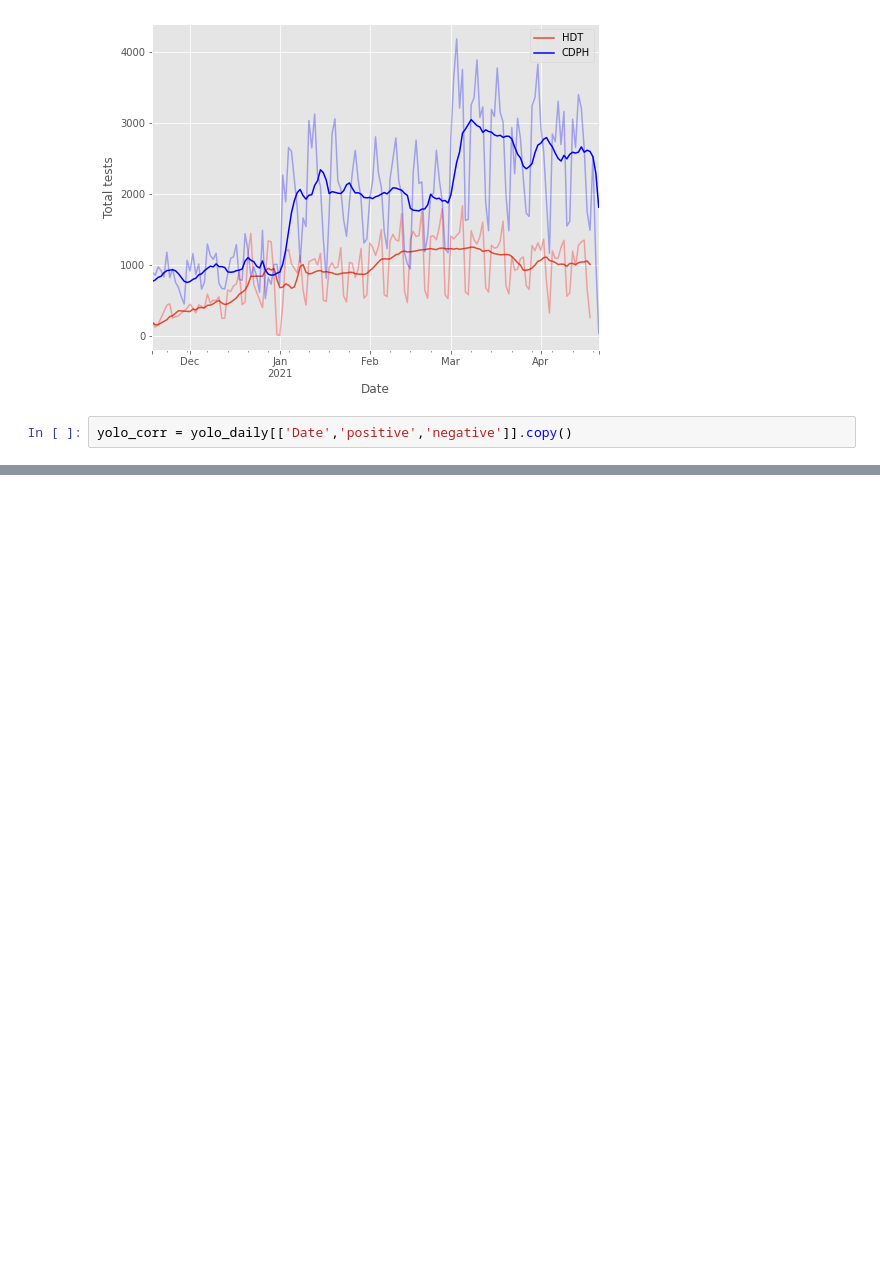
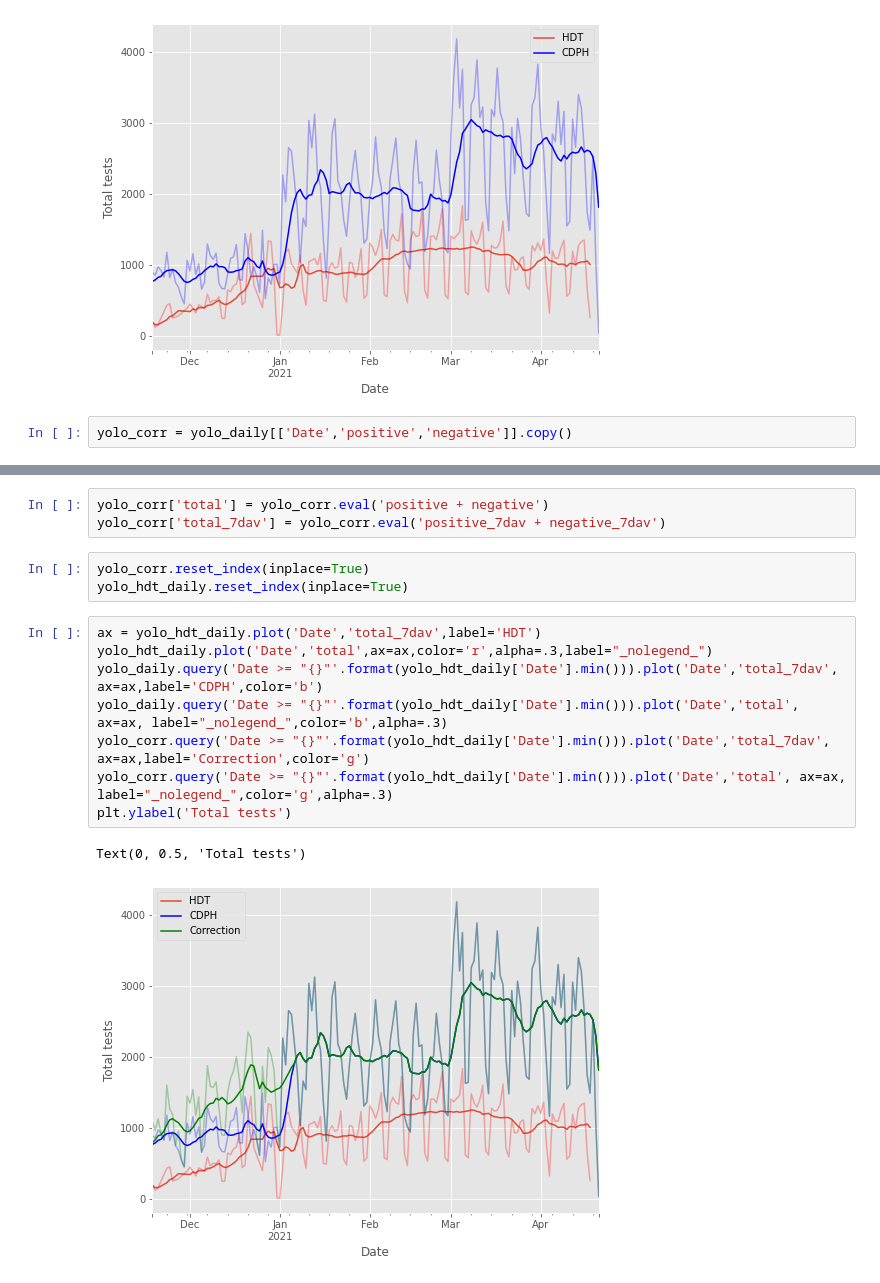
Before and after one commit to jsharpna/CovidCountyComparison, a Jupyter notebook: notebooks/test_data_vis.ipynb, the cells around one changed output, grey strips where cells are left out. Drawn from its saved outputs; the diff is of its cells as text; blank space fills up the shorter version.

Commit message:
add corrections plot

```diff
--- a/notebooks/test_data_vis.ipynb
+++ b/notebooks/test_data_vis.ipynb
@@ -252,0 +149,17 @@ Text(0, 0.5, 'Pos PPT')
+# %%
+yolo_corr['total'] = yolo_corr.eval('positive + negative')
+yolo_corr['total_7dav'] = yolo_corr.eval('positive_7dav + negative_7dav')
+# %%
+yolo_corr.reset_index(inplace=True)
+yolo_hdt_daily.reset_index(inplace=True)
+# %%
+ax = yolo_hdt_daily.plot('Date','total_7dav',label='HDT')
+yolo_hdt_daily.plot('Date','total',ax=ax,color='r',alpha=.3,label="_nolegend_")
+yolo_daily.query('Date >= "{}"'.format(yolo_hdt_daily['Date'].min())).plot('Date','total_7dav', ax=ax,label='CDPH',color='b')
+yolo_daily.query('Date >= "{}"'.format(yolo_hdt_daily['Date'].min())).plot('Date','total', ax=ax, label="_nolegend_",color='b',alpha=.3)
+yolo_corr.query('Date >= "{}"'.format(yolo_hdt_daily['Date'].min())).plot('Date','total_7dav', ax=ax,label='Correction',color='g')
+yolo_corr.query('Date >= "{}"'.format(yolo_hdt_daily['Date'].min())).plot('Date','total', ax=ax, label="_nolegend_",color='g',alpha=.3)
+plt.ylabel('Total tests')
+# %% [output]
+Text(0, 0.5, 'Total tests')
+[figure, added]
```
Also changed, not shown: parts of 39 cells of this notebook.
